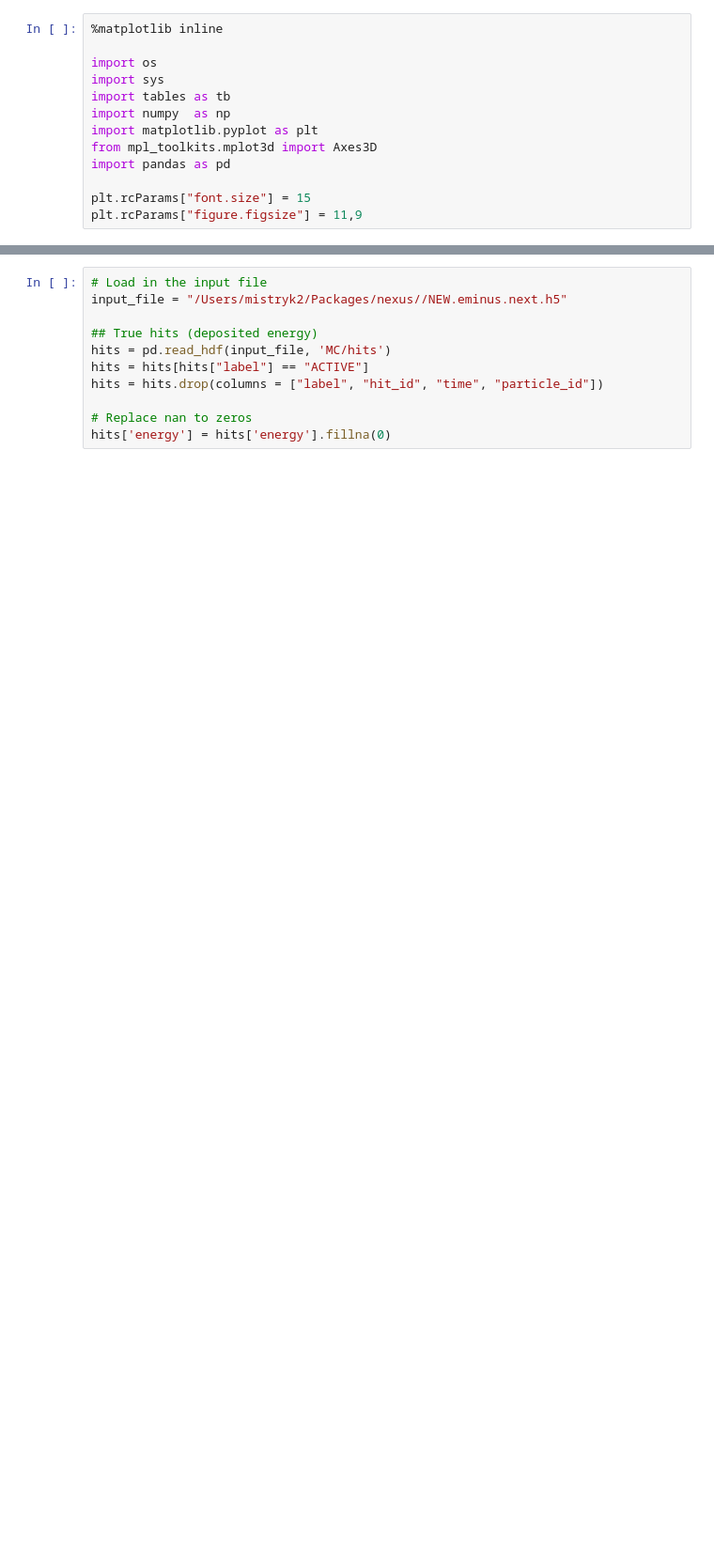
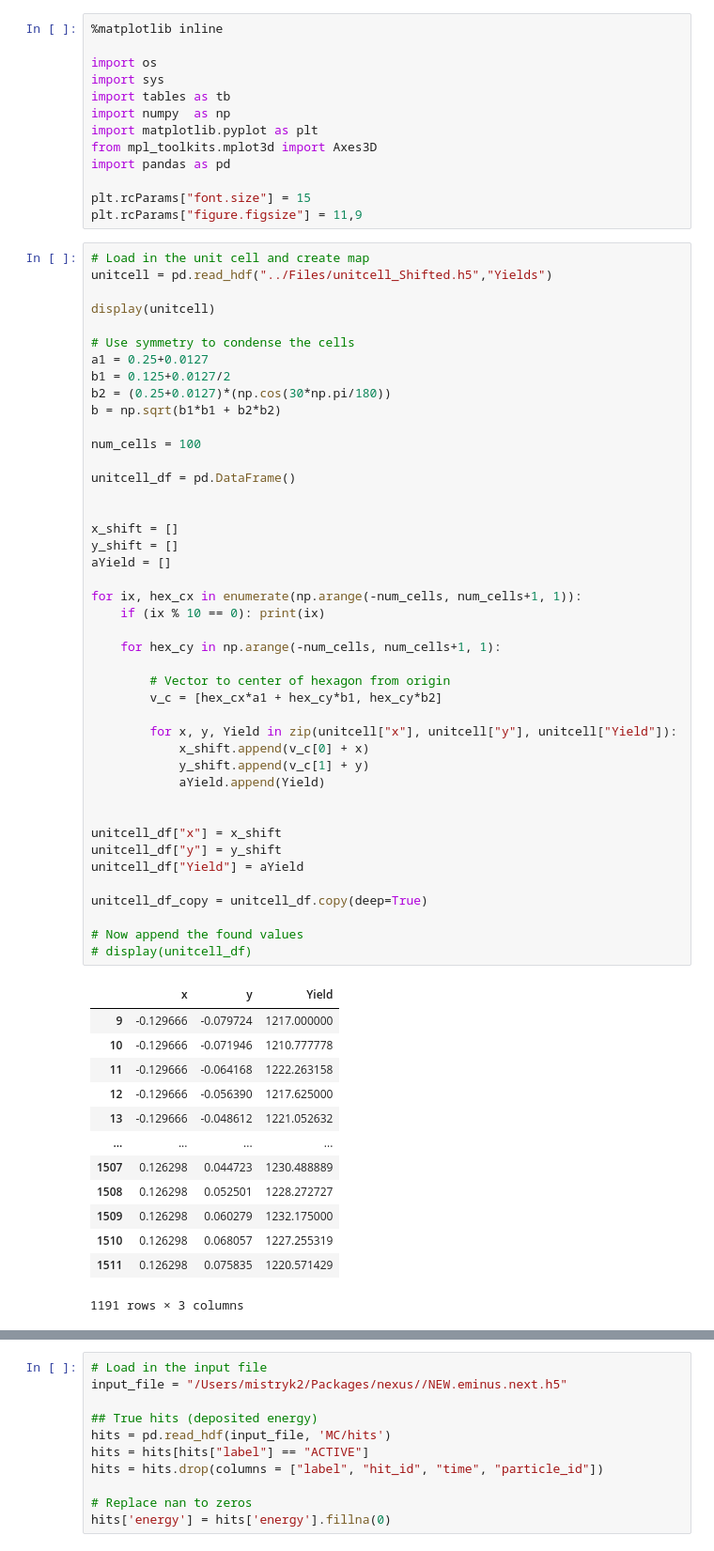
Before and after one commit to kvjmistry/GarfieldCode, a Jupyter notebook: Electroluminescence/notebooks/CalcTrackRes.ipynb, the cells around one changed output, grey strips where cells are left out. Shown: that part at 94% size. Saved outputs shown, nothing was run; the diff lists cells and outputs as text; blank space fills up the shorter version.

Commit message:
Fix issues with hexagon placement

```diff
--- a/Electroluminescence/notebooks/CalcTrackRes.ipynb
+++ b/Electroluminescence/notebooks/CalcTrackRes.ipynb
@@ -11,3 +11,60 @@ import pandas as pd
 
 plt.rcParams["font.size"] = 15
 plt.rcParams["figure.figsize"] = 11,9
+# %%
+# Load in the unit cell and create map
+unitcell = pd.read_hdf("../Files/unitcell_Shifted.h5","Yields")
+
+display(unitcell)
+
+# Use symmetry to condense the cells
+a1 = 0.25+0.0127
+b1 = 0.125+0.0127/2
+b2 = (0.25+0.0127)*(np.cos(30*np.pi/180))
+b = np.sqrt(b1*b1 + b2*b2)
+
+num_cells = 100
+
+unitcell_df = pd.DataFrame()
+
+
+x_shift = []
+y_shift = []
+aYield = []
+
+for ix, hex_cx in enumerate(np.arange(-num_cells, num_cells+1, 1)):
+    if (ix % 10 == 0): print(ix)
+
+    for hex_cy in np.arange(-num_cells, num_cells+1, 1):
+
+        # Vector to center of hexagon from origin
+        v_c = [hex_cx*a1 + hex_cy*b1, hex_cy*b2]
+
+        for x, y, Yield in zip(unitcell["x"], unitcell["y"], unitcell["Yield"]):
+            x_shift.append(v_c[0] + x)
+            y_shift.append(v_c[1] + y)
+            aYield.append(Yield)
+
+
+unitcell_df["x"] = x_shift
+unitcell_df["y"] = y_shift
+unitcell_df["Yield"] = aYield
+
+unitcell_df_copy = unitcell_df.copy(deep=True)
+
+# Now append the found values
+# display(unitcell_df)
+# %% [output]
+|  | x | y | Yield |
+| 9 | -0.129666 | -0.079724 | 1217.000000 |
+| 10 | -0.129666 | -0.071946 | 1210.777778 |
+| 11 | -0.129666 | -0.064168 | 1222.263158 |
+| 12 | -0.129666 | -0.056390 | 1217.625000 |
+| 13 | -0.129666 | -0.048612 | 1221.052632 |
+| ... | ... | ... | ... |
+| 1507 | 0.126298 | 0.044723 | 1230.488889 |
+| 1508 | 0.126298 | 0.052501 | 1228.272727 |
+| 1509 | 0.126298 | 0.060279 | 1232.175000 |
+| 1510 | 0.126298 | 0.068057 | 1227.255319 |
+| 1511 | 0.126298 | 0.075835 | 1220.571429 |
+1191 rows × 3 columns
```
Also changed, not shown: parts of 3 cells of this notebook.
